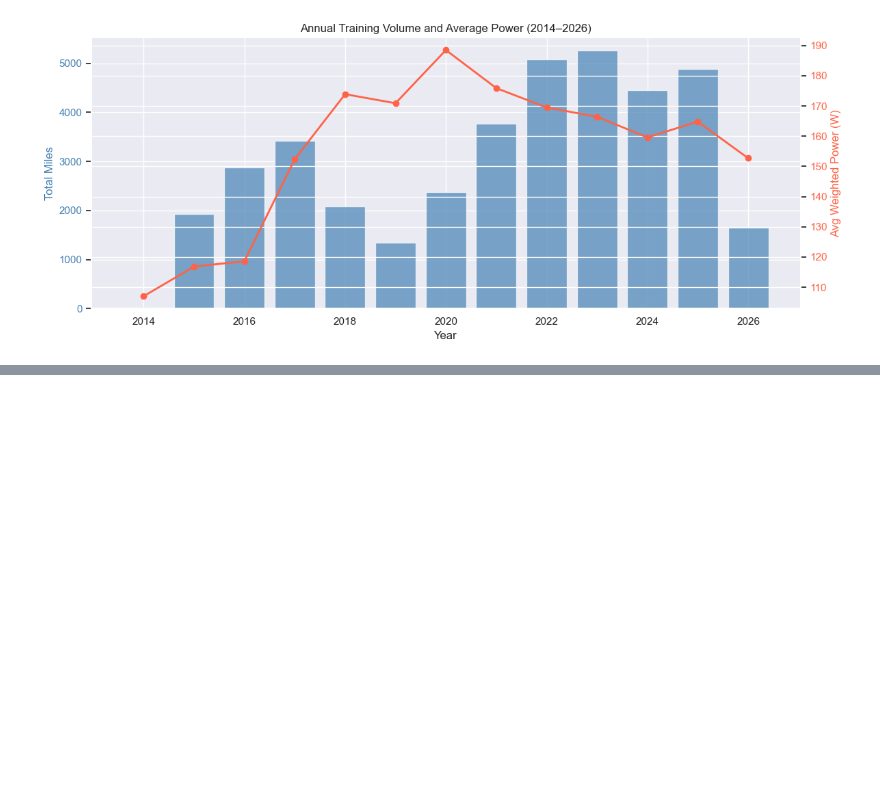
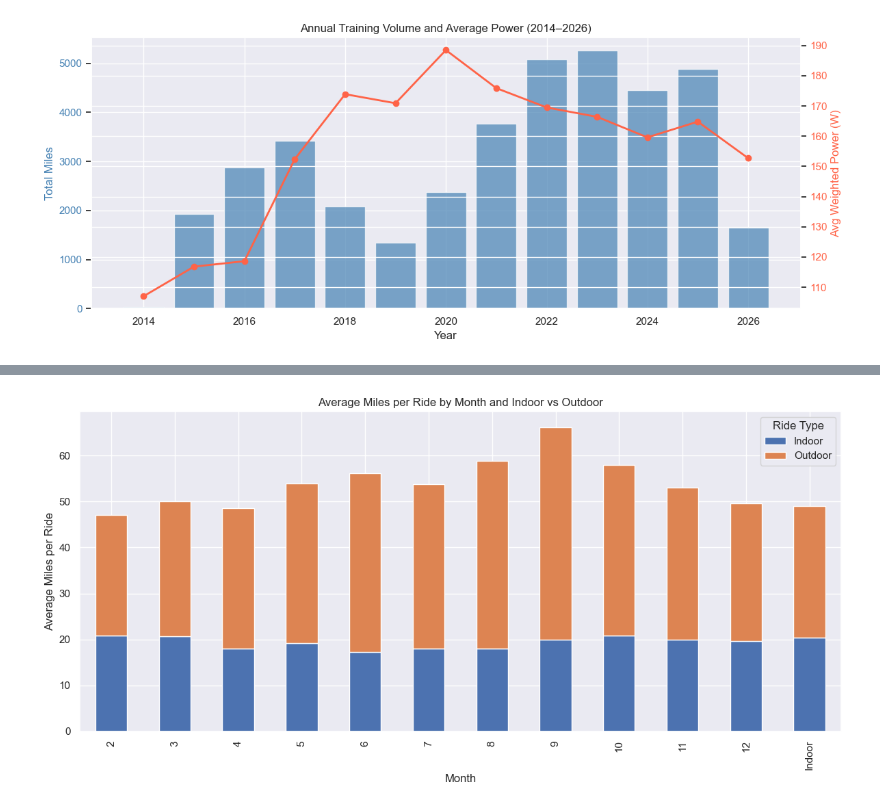
Before and after one commit to kevinbarry7/strava, a Jupyter notebook: strava_analysis.ipynb, the cells around one changed output, grey strips where cells are left out. Cells and saved outputs as stored; diff of their text form; code cells hidden in the pictures; blank space fills up the shorter version.

```diff
--- a/strava_analysis.ipynb
+++ b/strava_analysis.ipynb
@@ -240,0 +323,10 @@ plt.show()
+# %%
+# Look at the composition of training volume by month and year to see if there are seasonal patterns in training volume and intensity. We can create a stacked bar chart showing total miles by month, colored by year
+
+monthly_detail = rides.groupby(['month', 'is_indoor']).agg(
+    total_rides=('date', 'count'),
+    avg_miles=('distance_miles', 'mean'),
+    avg_power=('wap', 'mean')
+).round(1).rename(index={True: 'Indoor', False: 'Outdoor'})
+
+print(monthly_detail)
@@ -240,0 +378,11 @@ plt.show()
+# %%
+# Visualize monthly miles by indoor vs outdoor
+monthly_detail['avg_miles'].unstack(level=1).plot(kind='bar', stacked=True, figsize=(12, 6))
+plt.title('Average Miles per Ride by Month and Indoor vs Outdoor')
+plt.xlabel('Month')
+plt.ylabel('Average Miles per Ride')
+plt.legend(title='Ride Type')
+plt.tight_layout()
+plt.show()
+# %% [output]
+[figure, added]
```
Also changed, not shown: parts of 15 cells of this notebook.
